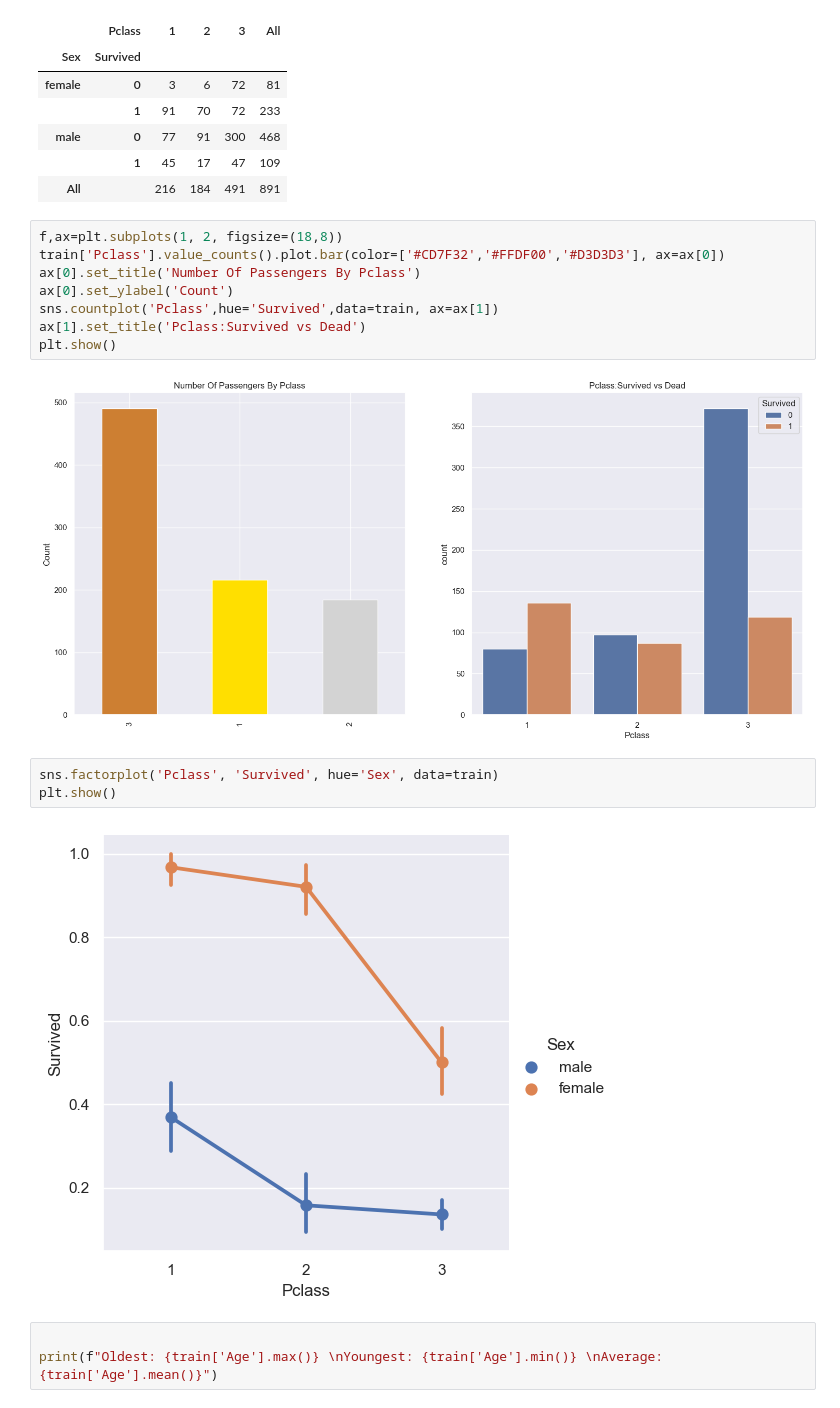
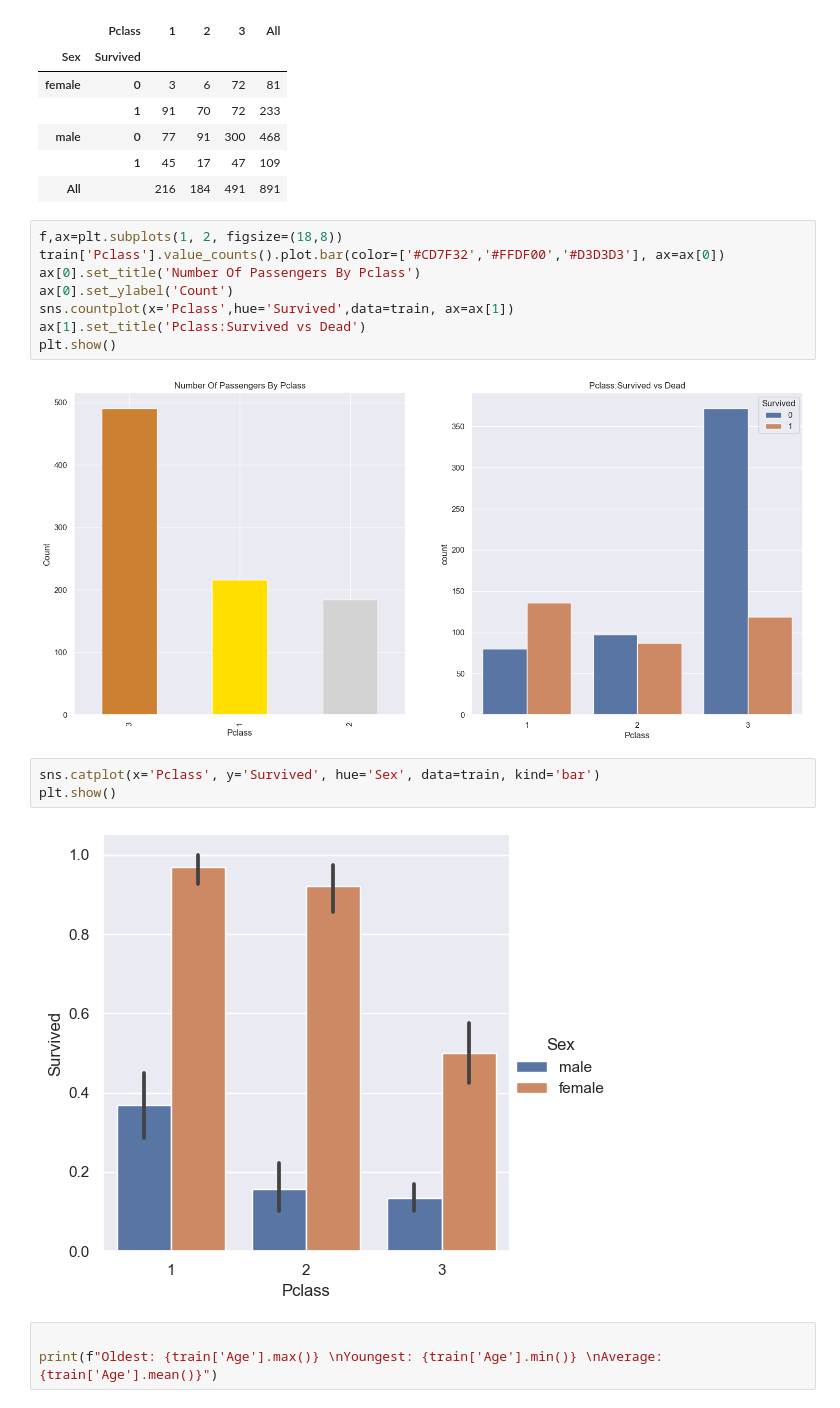
Before and after one commit to ashraful005/DS_ML_Bootcamp, a Jupyter notebook: Titanic/titanic.ipynb, the cells around one changed output. Saved outputs shown, nothing was run; the diff lists cells and outputs as text.

```diff
--- a/Titanic/titanic.ipynb
+++ b/Titanic/titanic.ipynb
@@ -179,16 +179,16 @@ f,ax=plt.subplots(1, 2, figsize=(18,8))
 train['Pclass'].value_counts().plot.bar(color=['#CD7F32','#FFDF00','#D3D3D3'], ax=ax[0])
 ax[0].set_title('Number Of Passengers By Pclass')
 ax[0].set_ylabel('Count')
-sns.countplot('Pclass',hue='Survived',data=train, ax=ax[1])
+sns.countplot(x='Pclass',hue='Survived',data=train, ax=ax[1])
 ax[1].set_title('Pclass:Survived vs Dead')
 plt.show()
 # %% [output]
-[figure, old version]
+[figure, new version]
 # %%
-sns.factorplot('Pclass', 'Survived', hue='Sex', data=train)
+sns.catplot(x='Pclass', y='Survived', hue='Sex', data=train, kind='bar')
 plt.show()
 # %% [output]
-[figure, old version]
+[figure, new version]
 # %%
 
 print(f"Oldest: {train['Age'].max()} \nYoungest: {train['Age'].min()} \nAverage: {train['Age'].mean()}")
```
Also changed, not shown: parts of 39 cells of this notebook.
